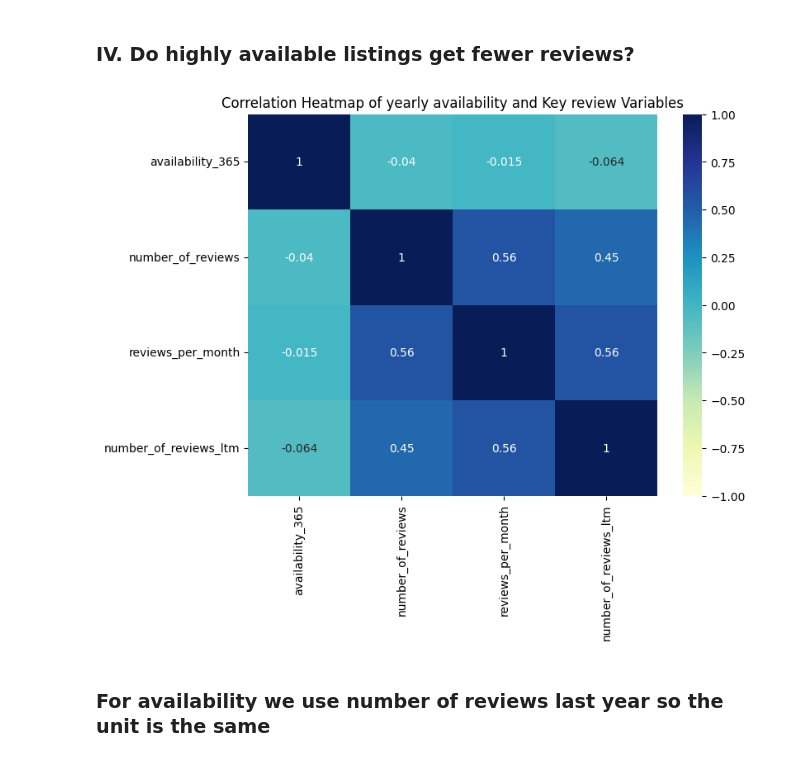
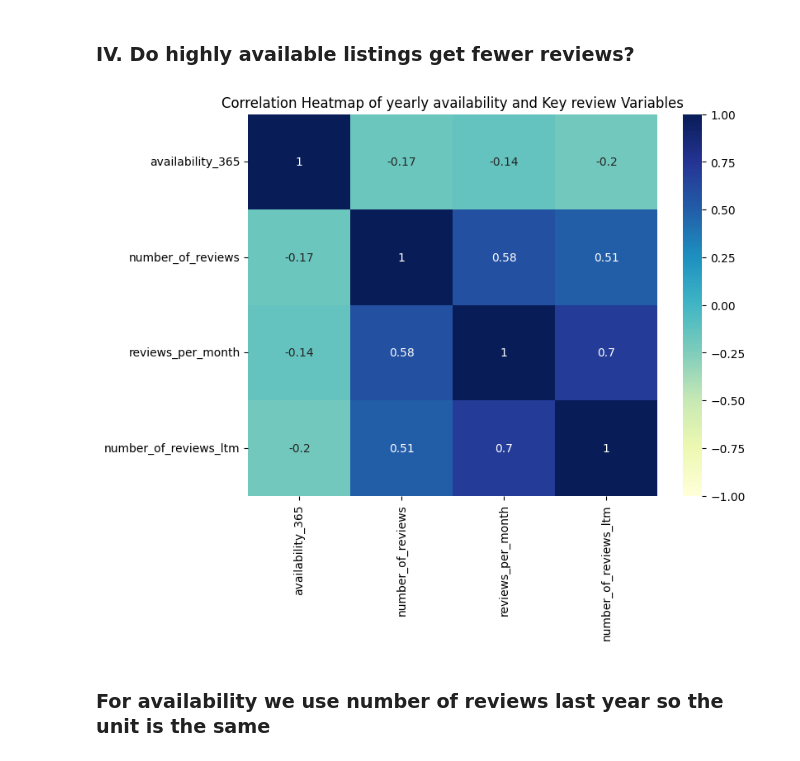
Before and after one commit to YonathanHH/DataAnalysis_BangkokAirBNB_Backpackers, a Jupyter notebook: CapstoneModule2.ipynb, the cells around one changed output. Cells and saved outputs as stored; diff of their text form; code cells hidden in the pictures.

```diff
--- a/CapstoneModule2.ipynb
+++ b/CapstoneModule2.ipynb
@@ -1007,14 +1007,14 @@ p value less than 0.05 and spearman correlation negative. Hence there is negativ
 ### IV. Do highly available listings get fewer reviews?
 # %%
 numeric_cols2 = ['availability_365', 'number_of_reviews', 'reviews_per_month', 'number_of_reviews_ltm']
-corr = df[numeric_cols2].corr()
+corr = df[numeric_cols2].corr(method='spearman')
 # Plot heatmap
 plt.figure(figsize=(8,6))
 sns.heatmap(corr, annot=True, cmap='YlGnBu', vmin=-1, vmax=1)
 plt.title('Correlation Heatmap of yearly availability and Key review Variables')
 plt.show()
 # %% [output]
-[figure, old version]
+[figure, new version]
 # %% [markdown]
 ### For availability we use number of reviews last year so the unit is the same
 # %% [markdown]
```
Also changed, not shown: parts of 4 cells of this notebook, 1 other file.
